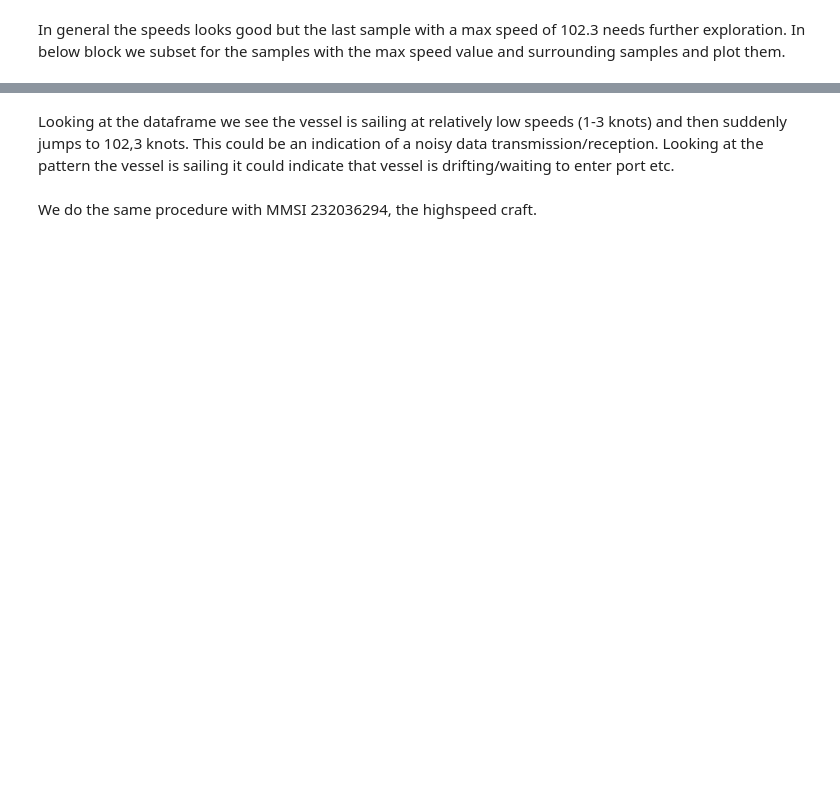
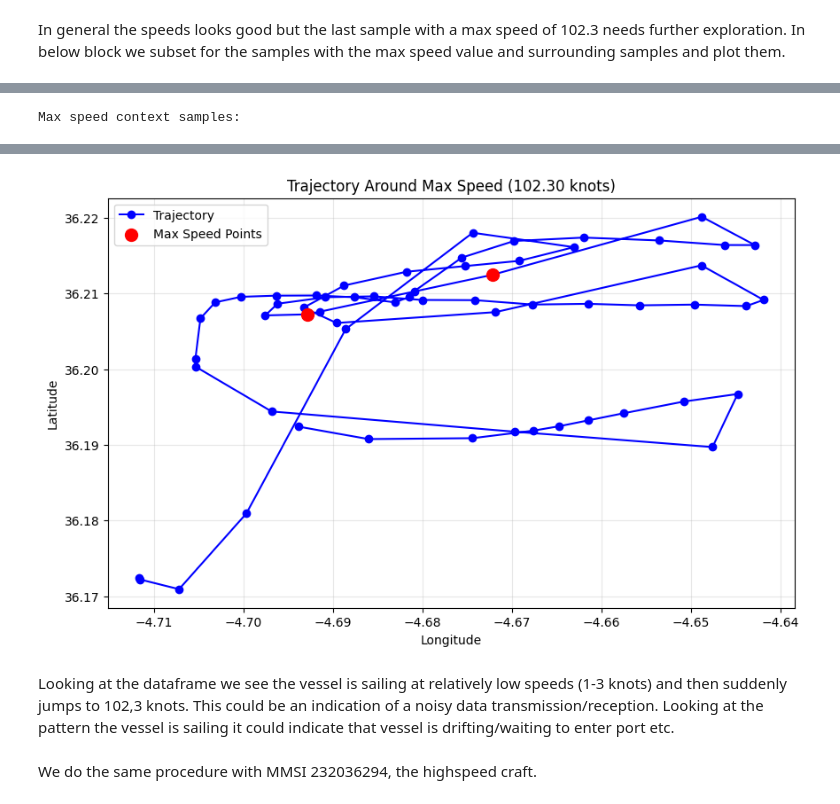
Before and after one commit to Magnuswlange/port_congestion_proj, a Jupyter notebook: Awake_Data_Exploration.ipynb, the cells around one changed output, grey strips where cells are left out. Drawn from its saved outputs; the diff is of its cells as text; code cells hidden in the pictures; blank space fills up the shorter version.

```diff
--- a/Awake_Data_Exploration.ipynb
+++ b/Awake_Data_Exploration.ipynb
@@ -58,3 +141,24 @@ def plot_voyage_on_coastline(voyage_data, coastline_data, padding=0.05):
+# %%
+def load_data_as_df(dir=None, parent_dir_path="./data/mission-voyage-examples", engine='fastparquet'):
+    """
+    Load AIS and metadata Parquet files into a DataFrame.
+
+    Returns:
+        df: DataFrame
+    """
+
+    folder = Path(parent_dir_path)
+
+    if dir:
+        files = list(folder.glob(dir))
+        if not files:
+            print(f"No files found: {dir}")
+            return pd.DataFrame()
+
+        print(f"Files: {files}")
+        df = pd.concat([pd.read_parquet(f, engine=engine) for f in files], ignore_index=True)
+        print(f"Loaded {len(df):,} rows from \"{parent_dir_path}/{dir}\"")
+        return df
 # %% [markdown]
 ### Define dataframe settings
 # %%
@@ -125,0 +196,6 @@ Snippet of meta dataset:
+# %%
+#Create Dataframes of the file types
+arrivals_ais = load_data_as_df("ESVLC-arrivals-voyage-ais-data-*.parquet.gzip")
+arrivals_meta = load_data_as_df("ESVLC-arrivals-voyage-metadata-*.parquet.gzip")
+departures_ais = load_data_as_df("ESVLC-departures-voyage-ais-data-*.parquet.gzip")
+departures_meta = load_data_as_df("ESVLC-departures-voyage-metadata-*.parquet.gzip")
@@ -365,0 +454,4 @@ plt.show()
+# %%
+analyze_max_speed_context(noisy_voyage)
+# %% [output]
+Max speed context samples:
@@ -366,3 +464,4 @@ plt.show()
+[figure, added]
 # %% [markdown]
 Looking at the dataframe we see the vessel is sailing at relatively low speeds (1-3 knots) and then suddenly jumps to 102,3 knots. This could be an indication of a noisy data transmission/reception. Looking at the pattern the vessel is sailing it could indicate that vessel is drifting/waiting to enter port etc.
 # %% [markdown]
```
Also changed, not shown: parts of 28 cells of this notebook, 1 other file.
